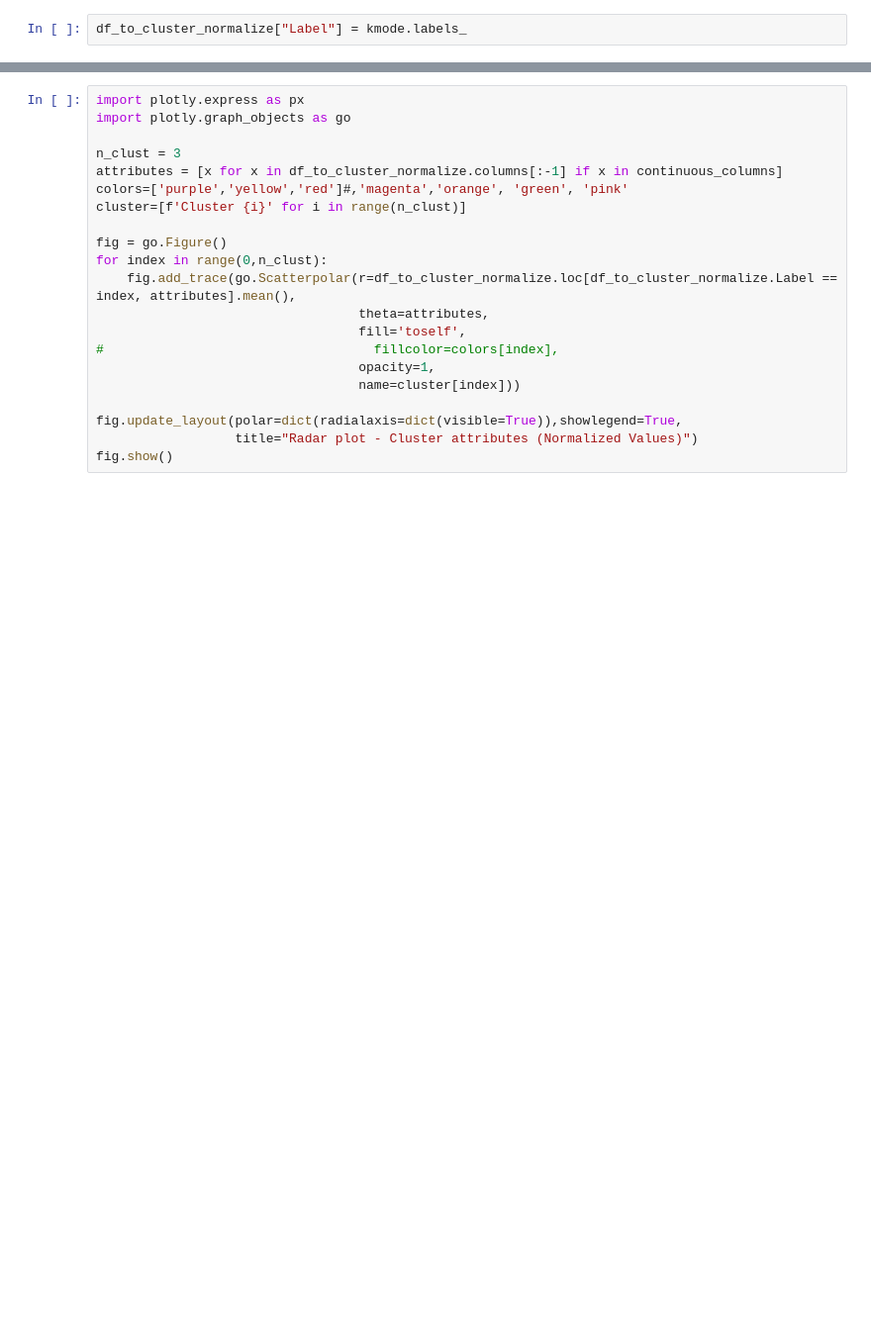
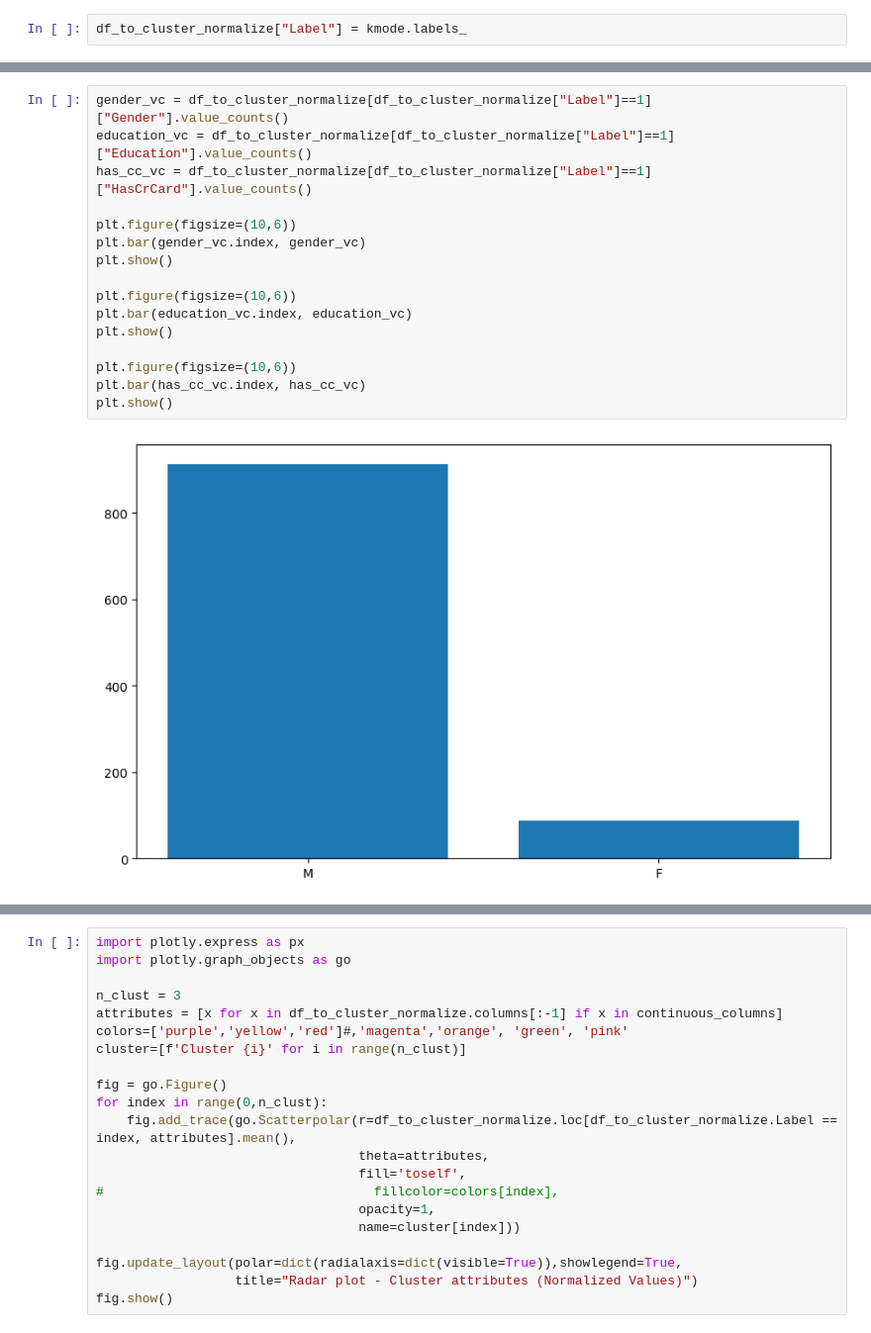
Before and after one commit to randyphoa/ml-basics, a Jupyter notebook: notebook/5-customer-segmentation.ipynb, the cells around one changed output, grey strips where cells are left out. Shown at 99% size. Saved outputs shown, nothing was run; the diff lists cells and outputs as text; blank space fills up the shorter version.

```diff
--- a/notebook/5-customer-segmentation.ipynb
+++ b/notebook/5-customer-segmentation.ipynb
@@ -216,0 +220,18 @@ Name: count, dtype: int64
+# %%
+gender_vc = df_to_cluster_normalize[df_to_cluster_normalize["Label"]==1]["Gender"].value_counts()
+education_vc = df_to_cluster_normalize[df_to_cluster_normalize["Label"]==1]["Education"].value_counts()
+has_cc_vc = df_to_cluster_normalize[df_to_cluster_normalize["Label"]==1]["HasCrCard"].value_counts()
+
+plt.figure(figsize=(10,6))
+plt.bar(gender_vc.index, gender_vc)
+plt.show()
+
+plt.figure(figsize=(10,6))
+plt.bar(education_vc.index, education_vc)
+plt.show()
+
+plt.figure(figsize=(10,6))
+plt.bar(has_cc_vc.index, has_cc_vc)
+plt.show()
+# %% [output]
+[figure, added]
```
Also changed, not shown: parts of 20 cells of this notebook, 2 other files.
